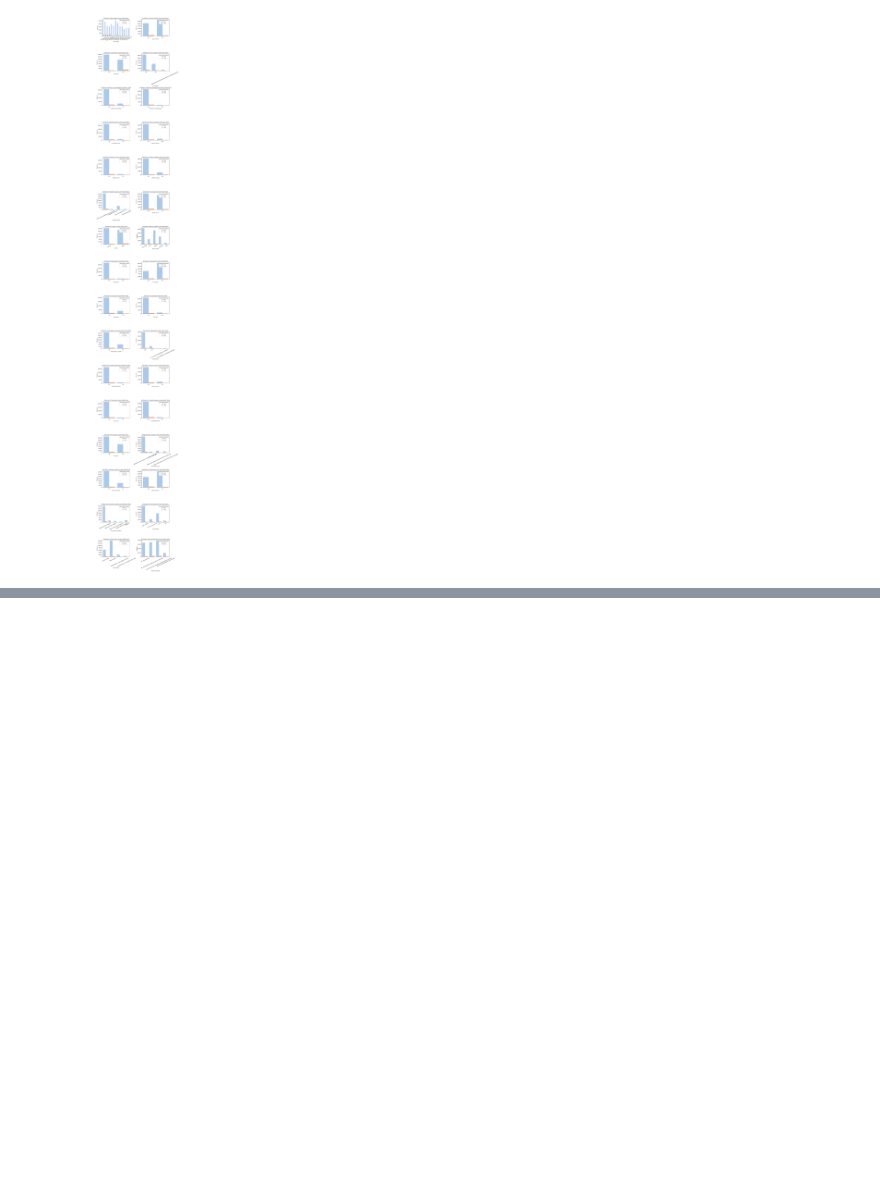
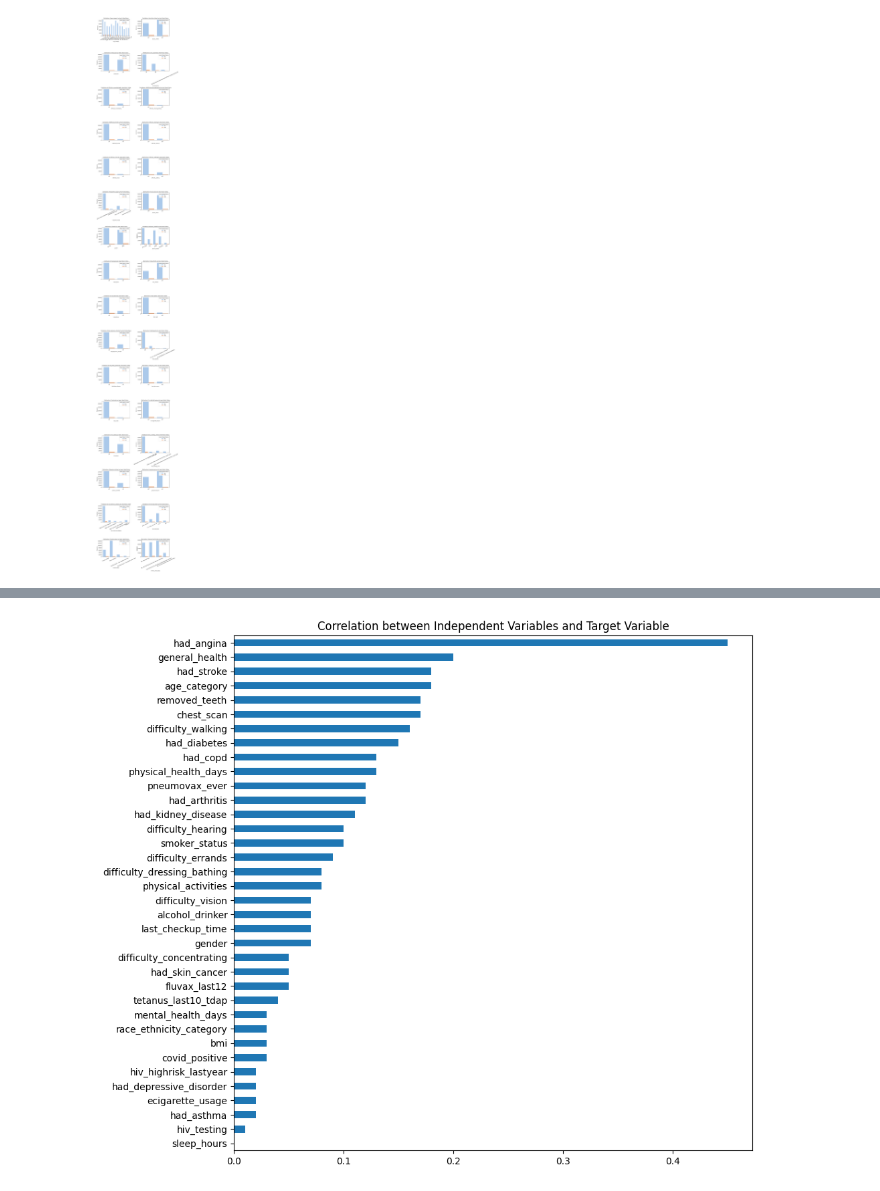
Before and after one commit to Vaneryn/6006cem-ml, a Jupyter notebook: notebooks/eda_brfss_heart.ipynb, the cells around one changed output, grey strips where cells are left out. Saved outputs shown, nothing was run; the diff lists cells and outputs as text; code cells hidden in the pictures; blank space fills up the shorter version.

```diff
--- a/notebooks/eda_brfss_heart.ipynb
+++ b/notebooks/eda_brfss_heart.ipynb
@@ -421,0 +547,7 @@ plt.show()
+# %%
+plt.figure(figsize=(10, 10))
+plt.title('Correlation between Independent Variables and Target Variable')
+abs(corr['had_heart_attack']).sort_values()[:-1].plot.barh()
+plt.show()
+# %% [output]
+[figure, added]
```
Also changed, not shown: parts of 24 cells of this notebook, 1 other file.
